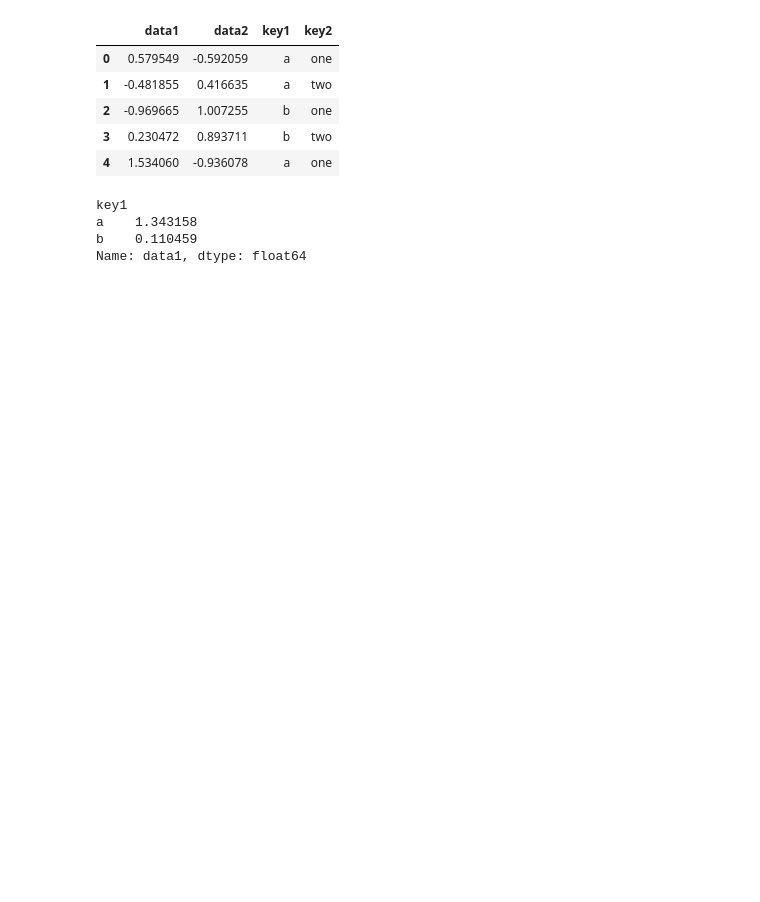
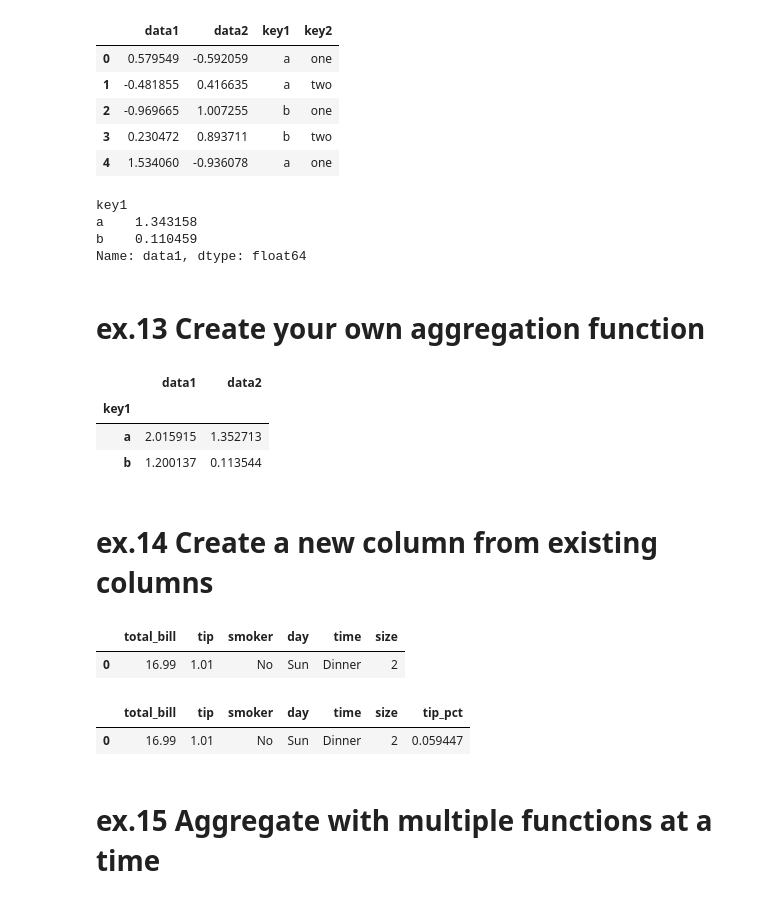
Before and after one commit to mehemken/technique, a Jupyter notebook: basic_pandas/groupby_3.ipynb, the cells around one changed output. Saved outputs shown, nothing was run; the diff lists cells and outputs as text; code cells hidden in the pictures; blank space fills up the shorter version.

```diff
--- a/basic_pandas/groupby_3.ipynb
+++ b/basic_pandas/groupby_3.ipynb
@@ -327,3 +329,5 @@ key1
 a    1.343158
 b    0.110459
 Name: data1, dtype: float64
+# %% [markdown]
+# ex.13 Create your own aggregation function
@@ -329,0 +337,9 @@ Name: data1, dtype: float64
+# %%
+g.agg(peak_to_peak)
+# %% [output]
+|  | data1 | data2 |
+| key1 |  |  |
+| a | 2.015915 | 1.352713 |
+| b | 1.200137 | 0.113544 |
+# %% [markdown]
+# ex.14 Create a new column from existing columns
@@ -329,0 +348,13 @@ Name: data1, dtype: float64
+# %%
+tips.head(1)
+# %% [output]
+|  | total_bill | tip | smoker | day | time | size |
+| 0 | 16.99 | 1.01 | No | Sun | Dinner | 2 |
+# %%
+tips['tip_pct'] = tips['tip'] / tips['total_bill']
+tips.head(1)
+# %% [output]
+|  | total_bill | tip | smoker | day | time | size | tip_pct |
+| 0 | 16.99 | 1.01 | No | Sun | Dinner | 2 | 0.059447 |
+# %% [markdown]
+# ex.15 Aggregate with multiple functions at a time
```
Also changed, not shown: parts of 7 cells of this notebook.
